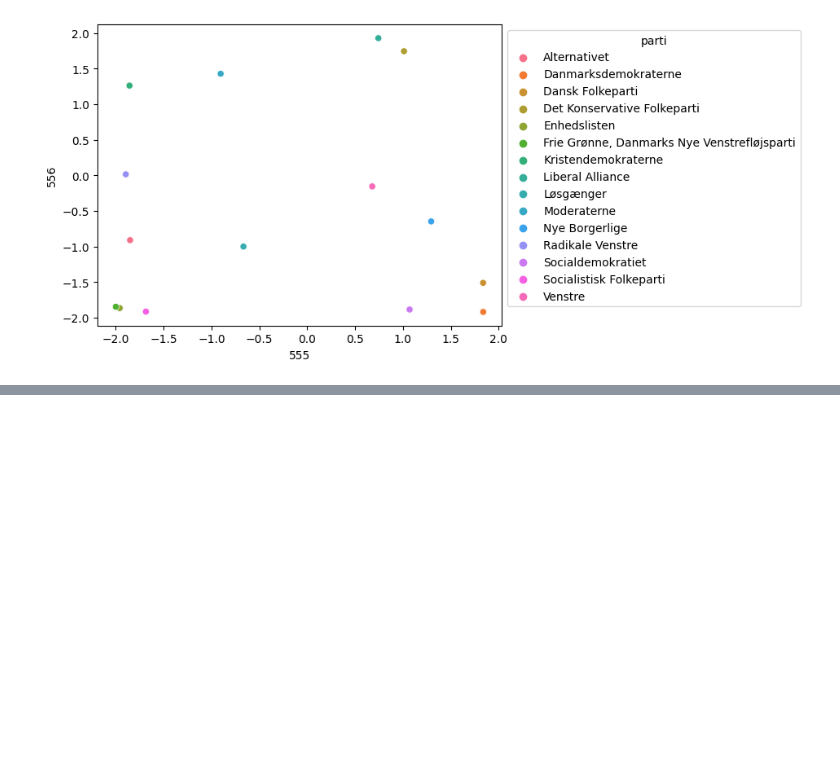
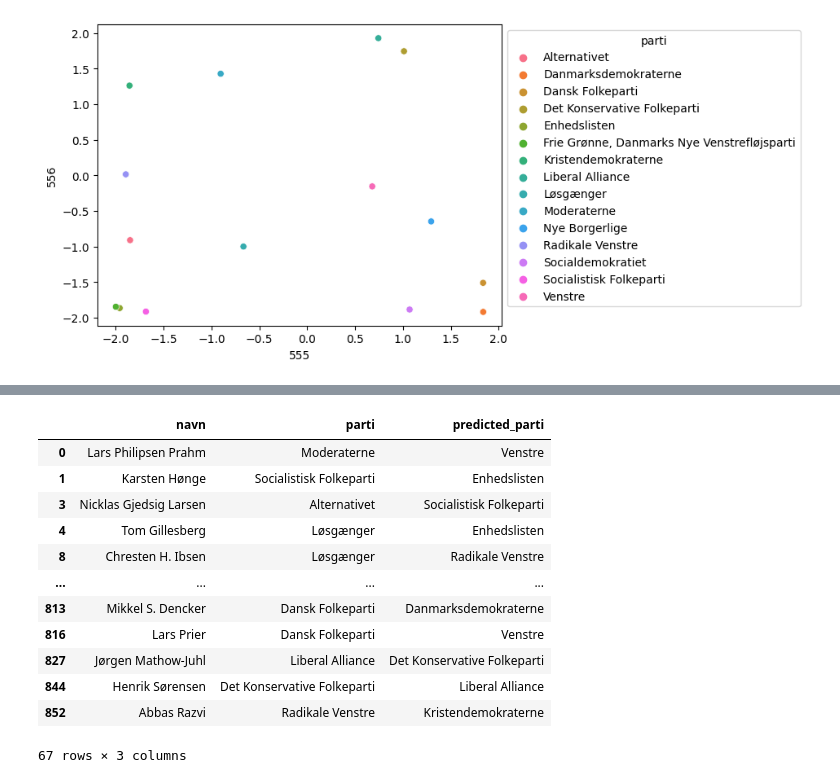
Before and after one commit to ASilins/mal1-2024, a Jupyter notebook: assignment-2/Candidate Test 2022 I.ipynb, the cells around one changed output, grey strips where cells are left out. Saved outputs shown, nothing was run; the diff lists cells and outputs as text; code cells hidden in the pictures; blank space fills up the shorter version.

```diff
--- a/assignment-2/Candidate Test 2022 I.ipynb
+++ b/assignment-2/Candidate Test 2022 I.ipynb
@@ -177,0 +333,17 @@ sns.move_legend(ax, "upper left", bbox_to_anchor=(1, 1))
+# %%
+res = prediction_frame(regressor.predict(sc.transform(pred_data)))
+res[res['parti'] != res['predicted_parti']]
+# %% [output]
+|  | navn | parti | predicted_parti |
+| 0 | Lars Philipsen Prahm | Moderaterne | Venstre |
+| 1 | Karsten Hønge | Socialistisk Folkeparti | Enhedslisten |
+| 3 | Nicklas Gjedsig Larsen | Alternativet | Socialistisk Folkeparti |
+| 4 | Tom Gillesberg | Løsgænger | Enhedslisten |
+| 8 | Chresten H. Ibsen | Løsgænger | Radikale Venstre |
+| ... | ... | ... | ... |
+| 813 | Mikkel S. Dencker | Dansk Folkeparti | Danmarksdemokraterne |
+| 816 | Lars Prier | Dansk Folkeparti | Venstre |
+| 827 | Jørgen Mathow-Juhl | Liberal Alliance | Det Konservative Folkeparti |
+| 844 | Henrik Sørensen | Det Konservative Folkeparti | Liberal Alliance |
+| 852 | Abbas Razvi | Radikale Venstre | Kristendemokraterne |
+67 rows × 3 columns
```
Also changed, not shown: parts of 22 cells of this notebook.
